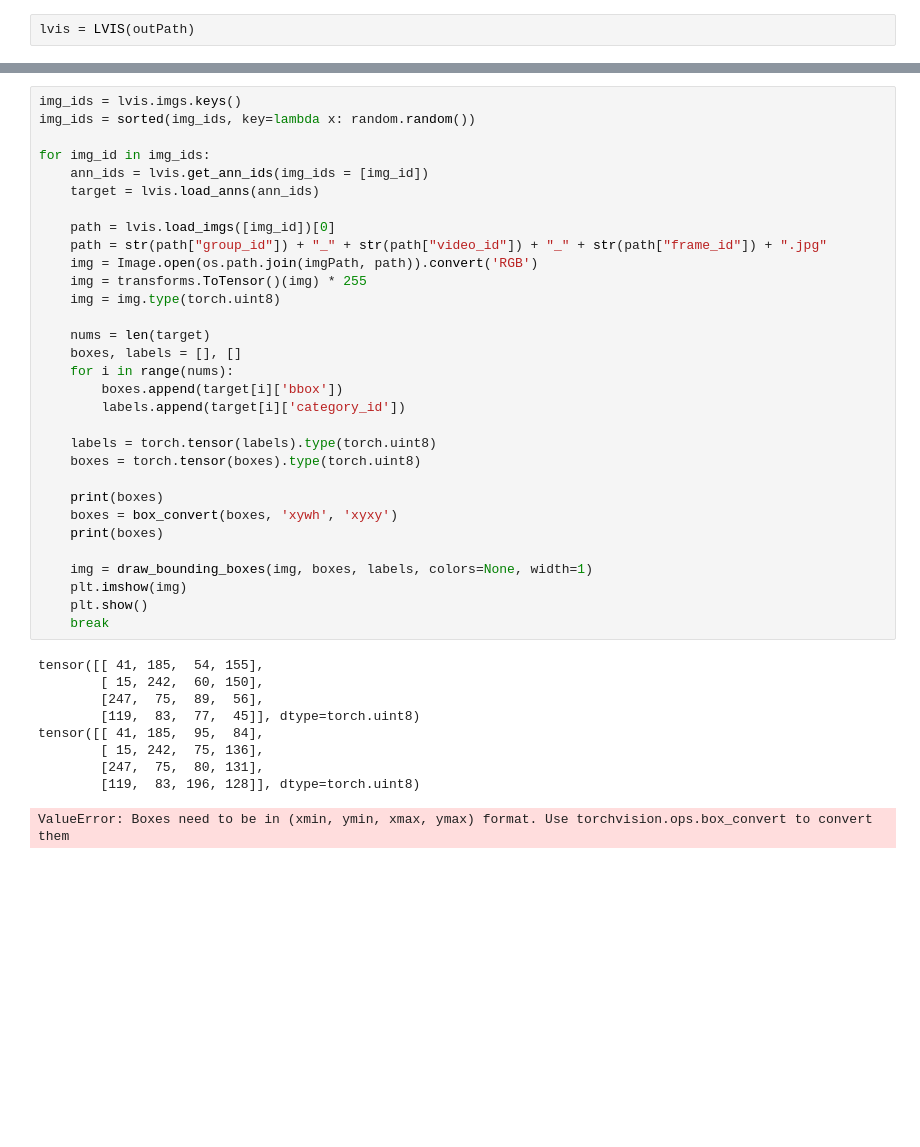
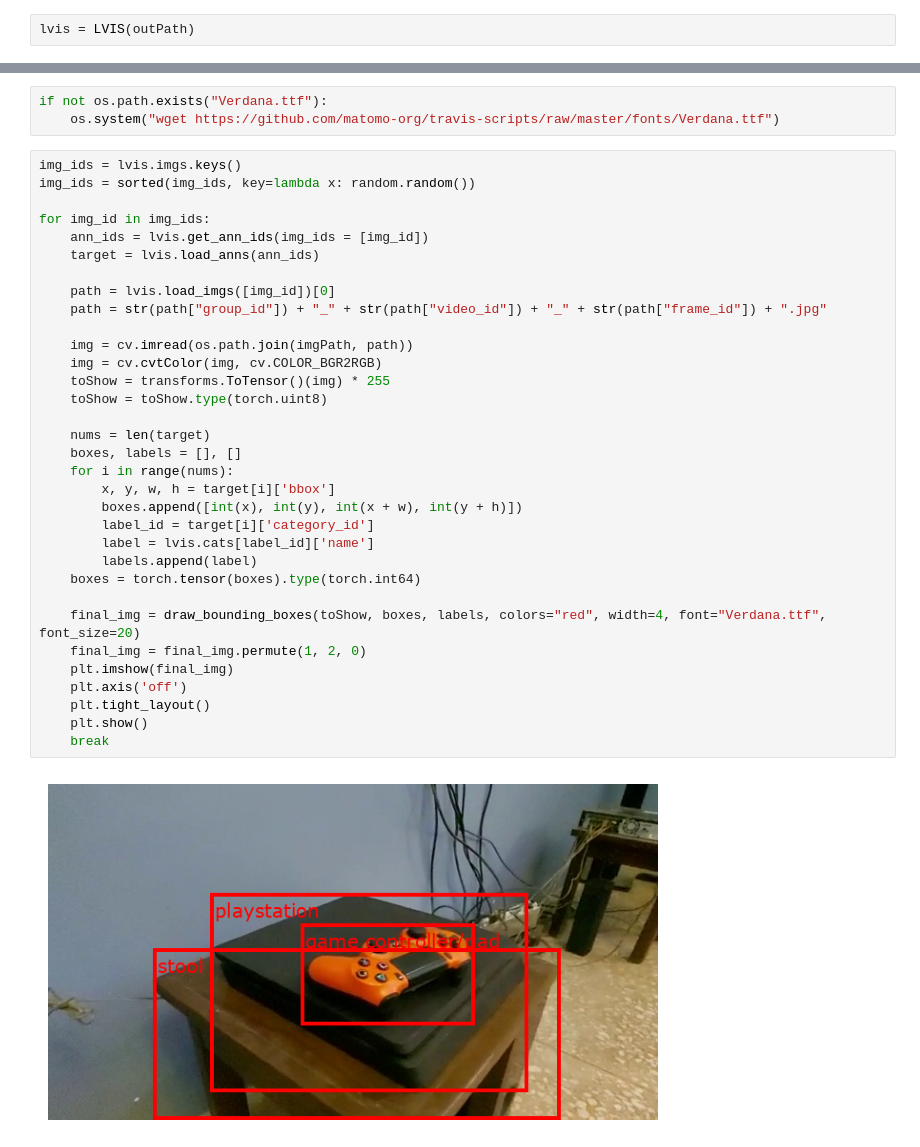
Before and after one commit to JustCati/Ego-SAM-RCNN, a Jupyter notebook: temp.ipynb, the cells around one changed output, grey strips where cells are left out. Cells and saved outputs as stored; diff of their text form; blank space fills up the shorter version.

```diff
--- a/temp.ipynb
+++ b/temp.ipynb
@@ -44,41 +59,38 @@ lvis = LVIS(outPath)
+# %%
+if not os.path.exists("Verdana.ttf"):
+    os.system("wget https://github.com/matomo-org/travis-scripts/raw/master/fonts/Verdana.ttf")
 # %%
 img_ids = lvis.imgs.keys()
 img_ids = sorted(img_ids, key=lambda x: random.random())
 
 for img_id in img_ids:
     ann_ids = lvis.get_ann_ids(img_ids = [img_id])
     target = lvis.load_anns(ann_ids)
 
     path = lvis.load_imgs([img_id])[0]
     path = str(path["group_id"]) + "_" + str(path["video_id"]) + "_" + str(path["frame_id"]) + ".jpg"
-    img = Image.open(os.path.join(imgPath, path)).convert('RGB')
-    img = transforms.ToTensor()(img) * 255
-    img = img.type(torch.uint8)
+
+    img = cv.imread(os.path.join(imgPath, path))
+    img = cv.cvtColor(img, cv.COLOR_BGR2RGB)
+    toShow = transforms.ToTensor()(img) * 255
+    toShow = toShow.type(torch.uint8)
 
     nums = len(target)
     boxes, labels = [], []
     for i in range(nums):
-        boxes.append(target[i]['bbox'])
-        labels.append(target[i]['category_id'])
+        x, y, w, h = target[i]['bbox']
+        boxes.append([int(x), int(y), int(x + w), int(y + h)])
+        label_id = target[i]['category_id']
+        label = lvis.cats[label_id]['name']
+        labels.append(label)
+    boxes = torch.tensor(boxes).type(torch.int64)
 
-    labels = torch.tensor(labels).type(torch.uint8)
-    boxes = torch.tensor(boxes).type(torch.uint8)
-
-    print(boxes)
-    boxes = box_convert(boxes, 'xywh', 'xyxy')
-    print(boxes)
-
-    img = draw_bounding_boxes(img, boxes, labels, colors=None, width=1)
-    plt.imshow(img)
+    final_img = draw_bounding_boxes(toShow, boxes, labels, colors="red", width=4, font="Verdana.ttf", font_size=20)
+    final_img = final_img.permute(1, 2, 0)
+    plt.imshow(final_img)
+    plt.axis('off')
+    plt.tight_layout()
     plt.show()
     break
 # %% [output]
-tensor([[ 41, 185,  54, 155],
-        [ 15, 242,  60, 150],
-        [247,  75,  89,  56],
-        [119,  83,  77,  45]], dtype=torch.uint8)
-tensor([[ 41, 185,  95,  84],
-        [ 15, 242,  75, 136],
-        [247,  75,  80, 131],
-        [119,  83, 196, 128]], dtype=torch.uint8)
-ValueError: Boxes need to be in (xmin, ymin, xmax, ymax) format. Use torchvision.ops.box_convert to convert them
+[figure, added]
```
Also changed, not shown: parts of 8 cells of this notebook.
